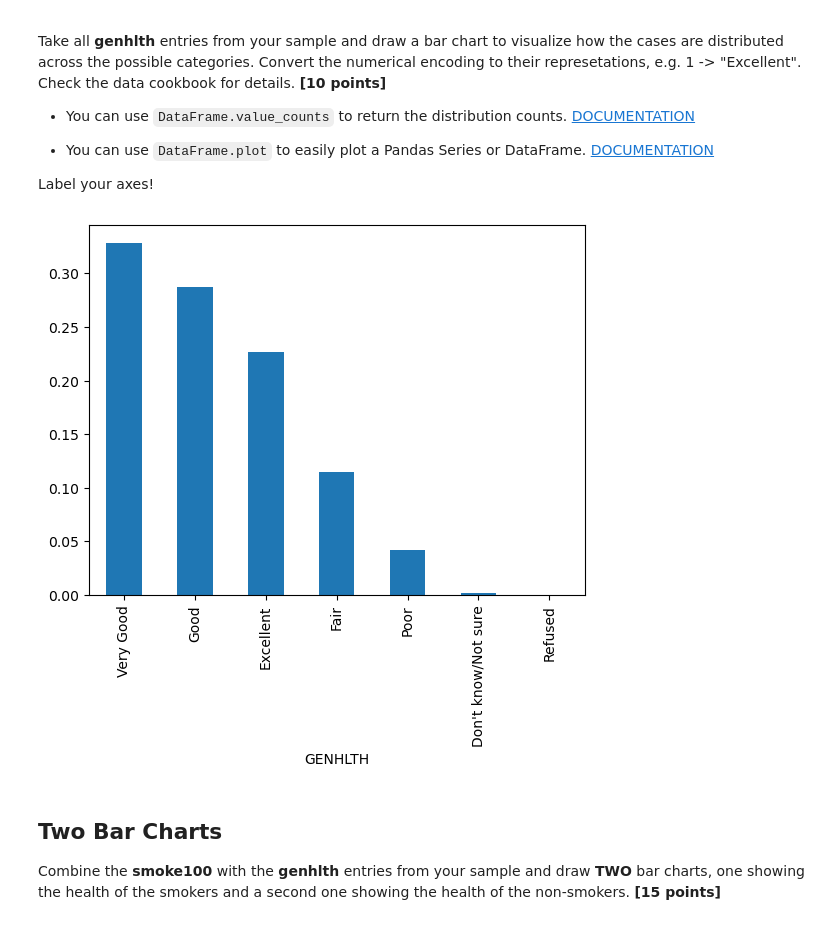
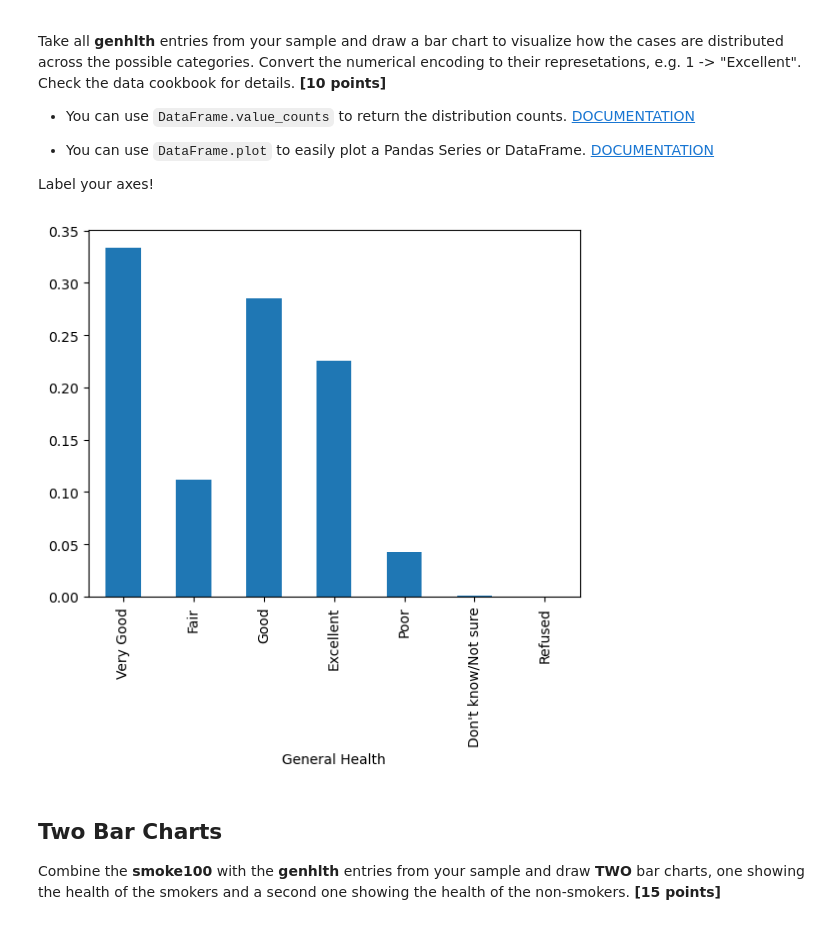
Before and after one commit to DAAP-Summer-2024/intro-to-data-structure-and-data-visualization-inakaefer, a Jupyter notebook: assignment_1.ipynb, the cells around one changed output. Saved outputs shown, nothing was run; the diff lists cells and outputs as text; code cells hidden in the pictures.

Commit message:
working on the bar charts; finding new ways to do things

```diff
--- a/assignment_1.ipynb
+++ b/assignment_1.ipynb
@@ -169,30 +169,36 @@ Label your axes!
 # %%
 def genhlth_meanings(genhlth):
     if genhlth == 1:
         return "Excellent"
     if genhlth == 2:
         return "Very Good"
     if genhlth == 3:
         return "Good"
     if genhlth == 4:
         return "Fair"
     if genhlth == 5:
         return "Poor"
     if genhlth == 7:
         return "Don't know/Not sure"
     if genhlth == 9:
         return "Refused"
 
 genhlth_text = selected_columns_only["GENHLTH"].apply(genhlth_meanings)
+genhlth_text.rename("General Health", inplace=True)
 
+#genhlth_readable = pd.concat([genhlth_text, selected_columns_only["GENHLTH"]], axis=1)
 
-genhlth_distribution_total = genhlth_text.value_counts("GENHLTH")
+#genhlth_readable.set_index("GENHLTH", inplace= True)
 
+genhlth_distribution_total = genhlth_text.value_counts(sort=False, normalize=True)
+
+#genhlth_distribution_total.set_index("GENHLTH", inplace= True)
+#genhlth_distribution_total
 genhlth_distribution_total.plot(kind="bar")
 
 plt.show()
 # %% [output]
-[figure, old version]
+[figure, new version]
 # %% [markdown]
 ## Two Bar Charts
 
```
Also changed, not shown: parts of 1 cell of this notebook, 2 other files.
